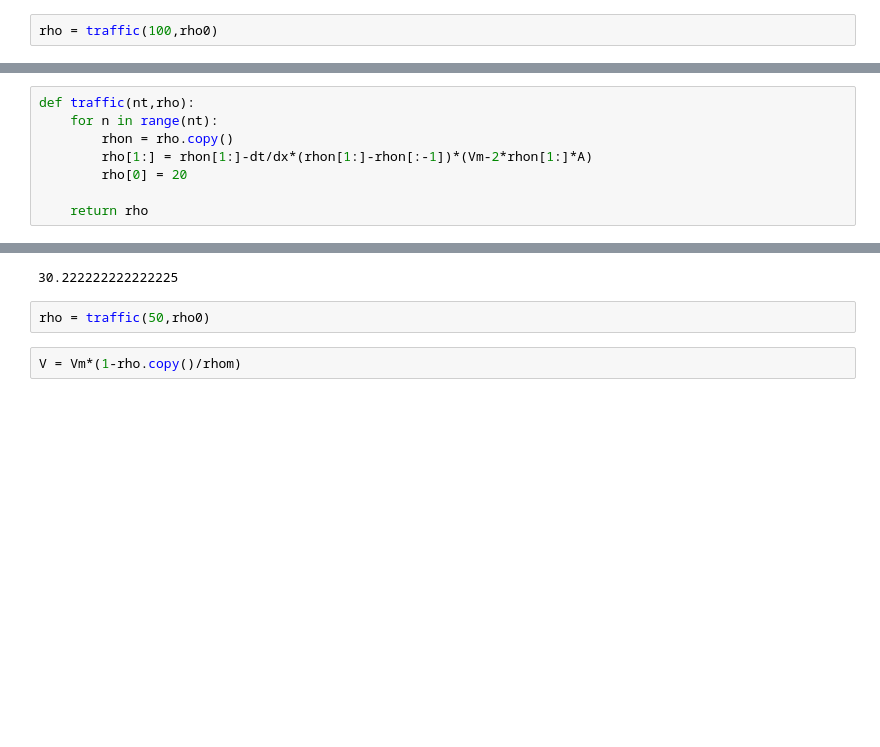
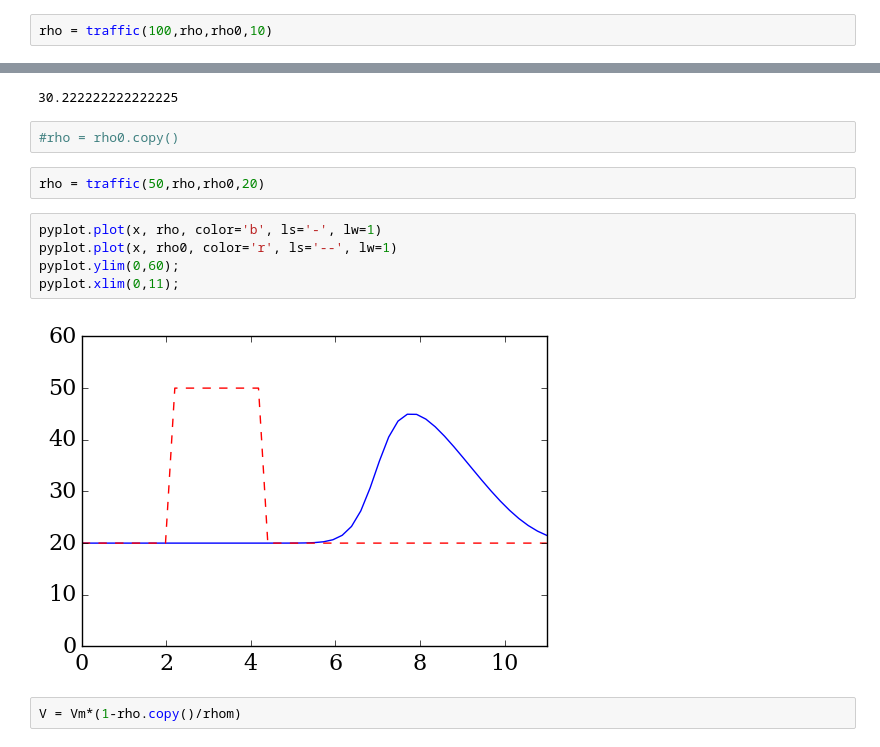
Before and after one commit to LusArt/Traffic_1, a Jupyter notebook: Traffic_1.ipynb, the cells around one changed output, grey strips where cells are left out. Saved outputs shown, nothing was run; the diff lists cells and outputs as text; blank space fills up the shorter version.

```diff
--- a/Traffic_1.ipynb
+++ b/Traffic_1.ipynb
@@ -61,5 +65,5 @@ numpy.mean(V)/3.6
 # %%
-rho = traffic(100,rho0)
+rho = traffic(100,rho,rho0,10)
 # %%
 V = Vm*(1-rho.copy()/rhom)
 # %%
@@ -82,19 +87,20 @@ pyplot.ylim(0,250);
-# %%
-def traffic(nt,rho):
-    for n in range(nt):
-        rhon = rho.copy()
-        rho[1:] = rhon[1:]-dt/dx*(rhon[1:]-rhon[:-1])*(Vm-2*rhon[1:]*A)
-        rho[0] = 20
-
-    return rho
 # %%
 V = Vm*(1-rho0.copy()/rhom)
 # %%
 min(V/3.6)
 # %% [output]
 30.222222222222225
+# %%
+#rho = rho0.copy()
 # %%
-rho = traffic(50,rho0)
+rho = traffic(50,rho,rho0,20)
+# %%
+pyplot.plot(x, rho, color='b', ls='-', lw=1)
+pyplot.plot(x, rho0, color='r', ls='--', lw=1)
+pyplot.ylim(0,60);
+pyplot.xlim(0,11);
+# %% [output]
+[figure, added]
 # %%
 V = Vm*(1-rho.copy()/rhom)
 # %%
```
Also changed, not shown: parts of 19 cells of this notebook.
